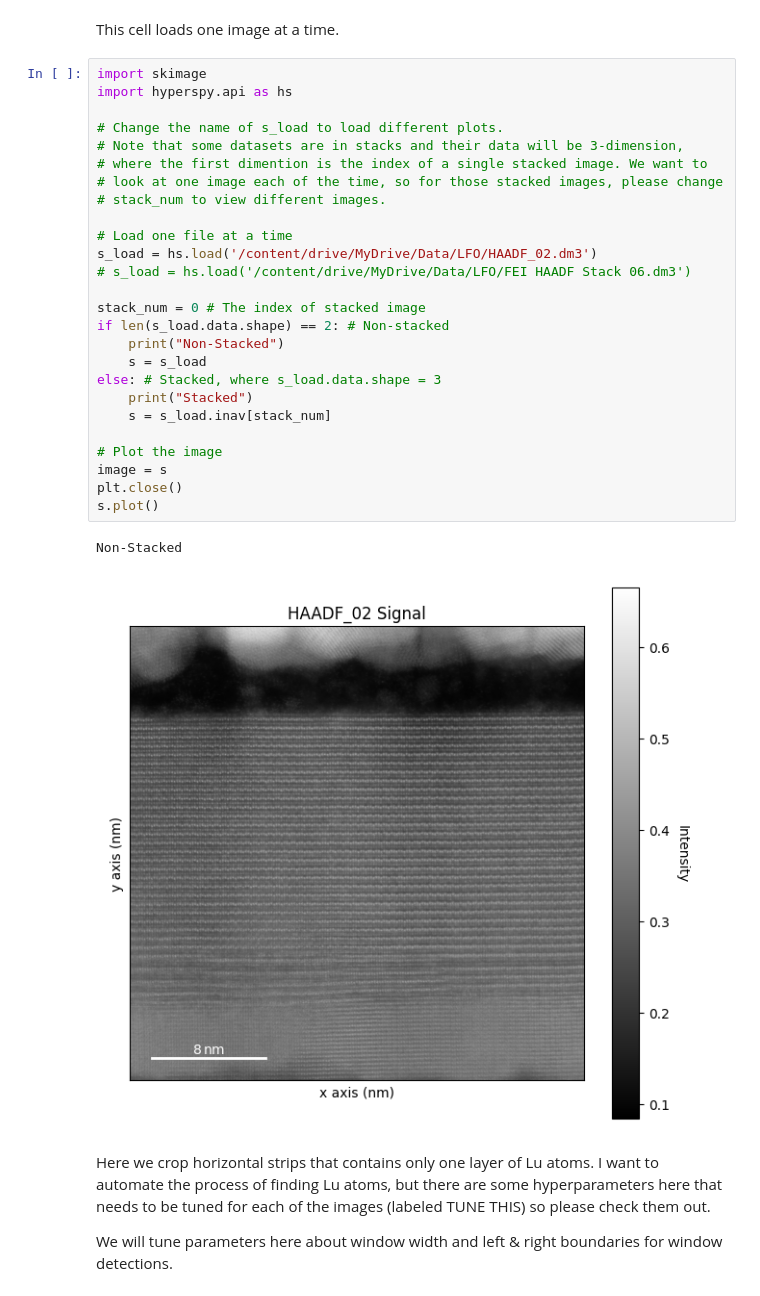
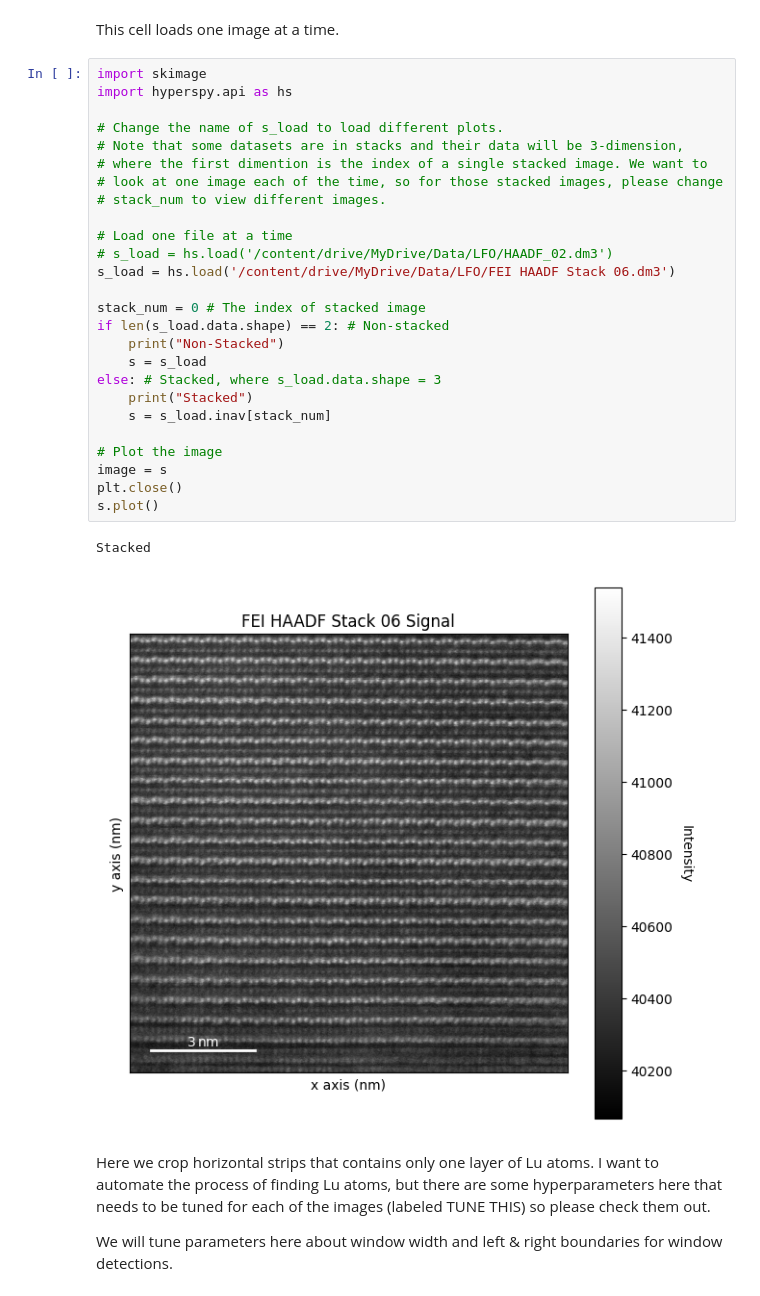
Before and after one commit to jiananwu72/LuFeO3Detect, a Jupyter notebook: LuFeO3/LFOWindowingAutomated.ipynb, the cells around one changed output. Drawn from its saved outputs; the diff is of its cells as text.

```diff
--- a/LuFeO3/LFOWindowingAutomated.ipynb
+++ b/LuFeO3/LFOWindowingAutomated.ipynb
@@ -33,32 +33,32 @@ This cell loads one image at a time.
 # %%
 import skimage
 import hyperspy.api as hs
 
 # Change the name of s_load to load different plots.
 # Note that some datasets are in stacks and their data will be 3-dimension,
 # where the first dimention is the index of a single stacked image. We want to
 # look at one image each of the time, so for those stacked images, please change
 # stack_num to view different images.
 
 # Load one file at a time
-s_load = hs.load('/content/drive/MyDrive/Data/LFO/HAADF_02.dm3')
-# s_load = hs.load('/content/drive/MyDrive/Data/LFO/FEI HAADF Stack 06.dm3')
+# s_load = hs.load('/content/drive/MyDrive/Data/LFO/HAADF_02.dm3')
+s_load = hs.load('/content/drive/MyDrive/Data/LFO/FEI HAADF Stack 06.dm3')
 
 stack_num = 0 # The index of stacked image
 if len(s_load.data.shape) == 2: # Non-stacked
     print("Non-Stacked")
     s = s_load
 else: # Stacked, where s_load.data.shape = 3
     print("Stacked")
     s = s_load.inav[stack_num]
 
 # Plot the image
 image = s
 plt.close()
 s.plot()
 # %% [output]
-Non-Stacked
+Stacked
-[figure, old version]
+[figure, new version]
 # %% [markdown]
 Here we crop horizontal strips that contains only one layer of Lu atoms. I want to automate the process of finding Lu atoms, but there are some hyperparameters here that needs to be tuned for each of the images (labeled TUNE THIS) so please check them out.
 
```
Also changed, not shown: parts of 8 cells of this notebook.
